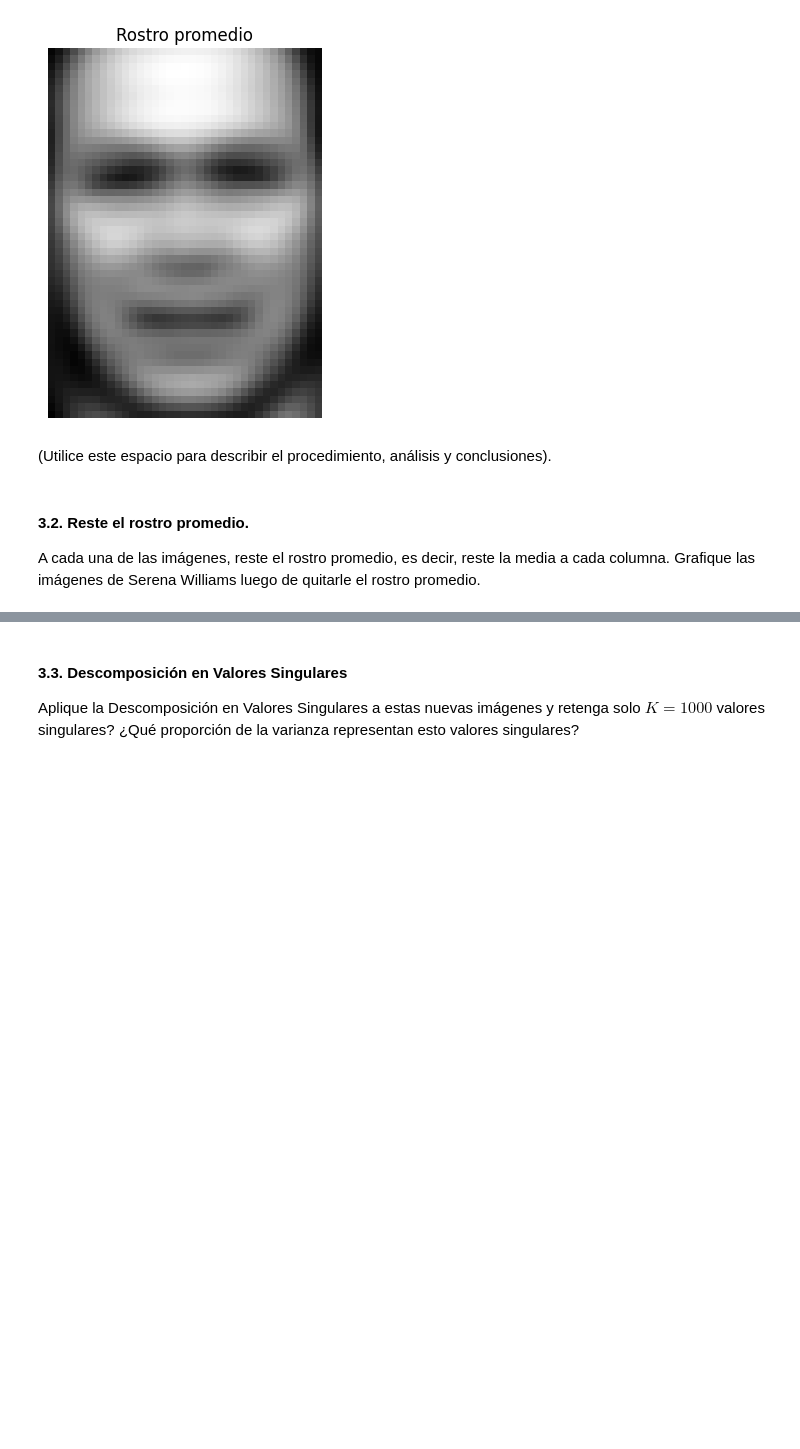
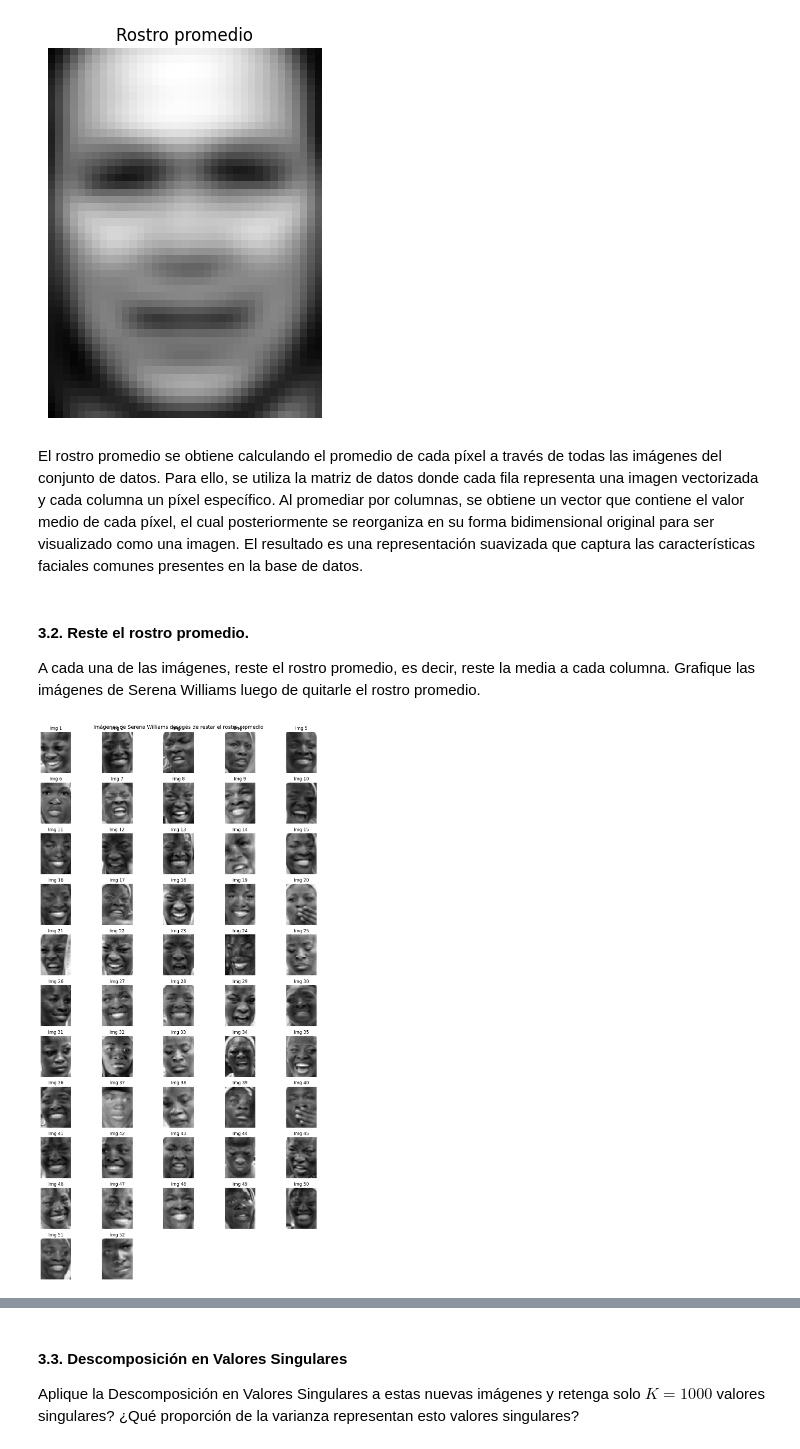
Before and after one commit to Laurarivera34/Taller1-Reduccion-Dimension, a Jupyter notebook: S2_LC_Taller_SVD.ipynb, the cells around one changed output, grey strips where cells are left out. Drawn from its saved outputs; the diff is of its cells as text; code cells hidden in the pictures; blank space fills up the shorter version.

```diff
--- a/S2_LC_Taller_SVD.ipynb
+++ b/S2_LC_Taller_SVD.ipynb
@@ -217,11 +217,40 @@ plt.show()
 # %% [output]
 [figure]
 # %% [markdown]
-(Utilice este espacio para describir el procedimiento, análisis y conclusiones).
+El rostro promedio se obtiene calculando el promedio de cada píxel a través de todas las imágenes del conjunto de datos. Para ello, se utiliza la matriz de datos donde cada fila representa una imagen vectorizada y cada columna un píxel específico. Al promediar por columnas, se obtiene un vector que contiene el valor medio de cada píxel, el cual posteriormente se reorganiza en su forma bidimensional original para ser visualizado como una imagen. El resultado es una representación suavizada que captura las características faciales comunes presentes en la base de datos.
 # %% [markdown]
 #### 3.2. Reste el rostro promedio.
 
 A cada una de las imágenes, reste el rostro promedio, es decir, reste la media a cada columna. Grafique las imágenes de Serena Williams luego de quitarle el rostro promedio.
 # %%
-# Utilice este espacio para escribir el código.
+#Calcular media
+mean_face = np.mean(data, axis=0)
+
+#Restar el rostro promedio a cada imagen
+wo_mean = data - mean_face
+
+#Identificar el índice de Serena Williams
+serena_index = np.where(nom_etiquetas == 'Serena Williams')[0][0]
+
+#Encontrar las filas que corresponden a Serena Williams
+serena_idx = np.where(etiqueta == serena_index)[0]
+serena_wo_mean = wo_mean[serena_idx]
+
+#Graficarlas
+cols = 5
+rows = int(np.ceil(len(serena_wo_mean) / cols))
+
+plt.figure(figsize=(12, 2 * rows))
+
+for i, img in enumerate(serena_wo_mean):
+    plt.subplot(rows, cols, i + 1)
+    plt.imshow(img.reshape(50, 37), cmap='gray')
+    plt.axis('off')
+    plt.title(f'Img {i+1}')
+
+plt.suptitle('Imágenes de Serena Williams después de restar el rostro promedio', fontsize=14)
+plt.tight_layout()
+plt.show()
+# %% [output]
+[figure, added]
 # %% [markdown]
```
Also changed, not shown: parts of 1 cell of this notebook.
